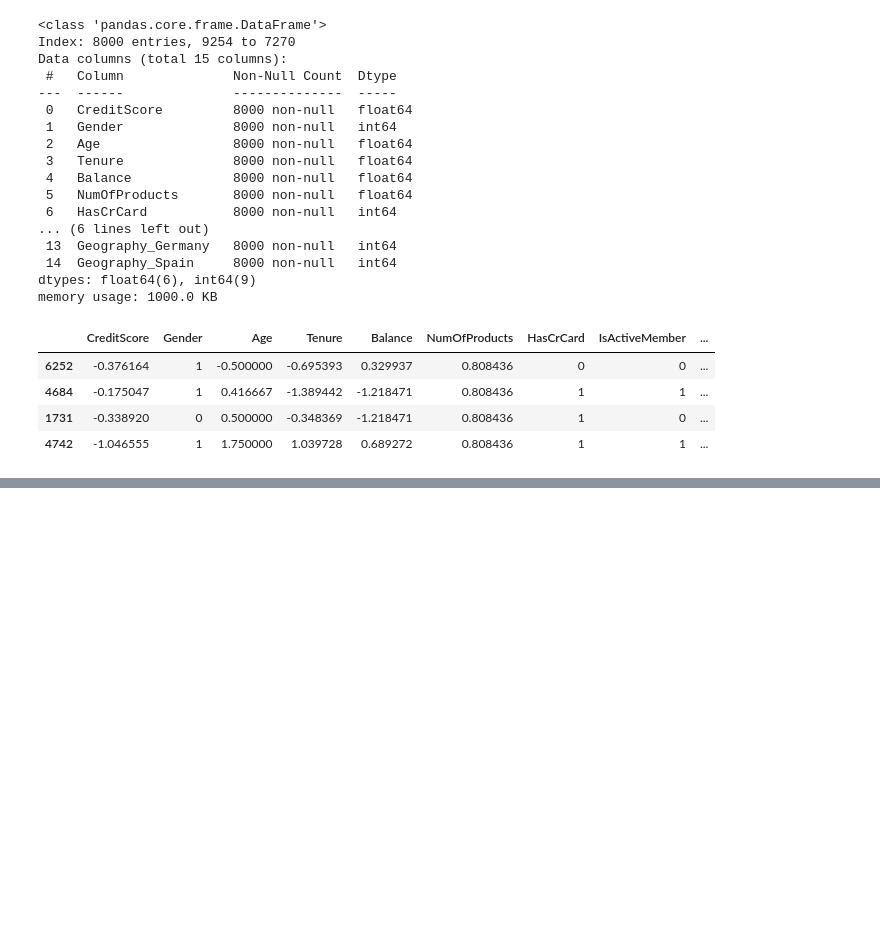
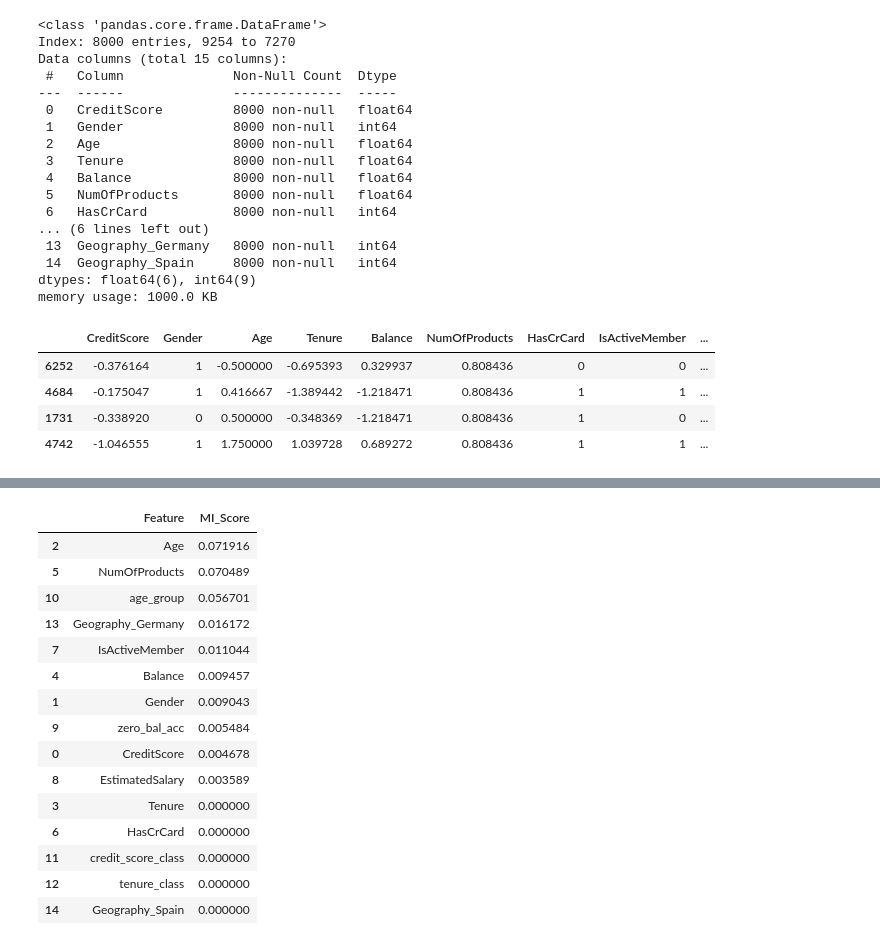
Before and after one commit to karansingh-chauhan/bank-customer-churn-modeling, a Jupyter notebook: notebook/FEATURE_ENG.IPYNB, the cells around one changed output, grey strips where cells are left out. Drawn from its saved outputs; the diff is of its cells as text; code cells hidden in the pictures; blank space fills up the shorter version.

Commit message:
feature selection basic

```diff
--- a/notebook/FEATURE_ENG.IPYNB
+++ b/notebook/FEATURE_ENG.IPYNB
@@ -423,0 +455,26 @@ x_test.head(4)
+# %%
+# mutual information score
+from sklearn.feature_selection import mutual_info_classif
+
+mi_scores = mutual_info_classif(x_train, y_train)
+mi_df = pd.DataFrame({'Feature': x_train.columns, 'MI_Score': mi_scores})
+mi_df = mi_df.sort_values('MI_Score', ascending=False)
+# %%
+mi_df
+# %% [output]
+|  | Feature | MI_Score |
+| 2 | Age | 0.071916 |
+| 5 | NumOfProducts | 0.070489 |
+| 10 | age_group | 0.056701 |
+| 13 | Geography_Germany | 0.016172 |
+| 7 | IsActiveMember | 0.011044 |
+| 4 | Balance | 0.009457 |
+| 1 | Gender | 0.009043 |
+| 9 | zero_bal_acc | 0.005484 |
+| 0 | CreditScore | 0.004678 |
+| 8 | EstimatedSalary | 0.003589 |
+| 3 | Tenure | 0.000000 |
+| 6 | HasCrCard | 0.000000 |
+| 11 | credit_score_class | 0.000000 |
+| 12 | tenure_class | 0.000000 |
+| 14 | Geography_Spain | 0.000000 |
```
Also changed, not shown: parts of 3 cells of this notebook.
